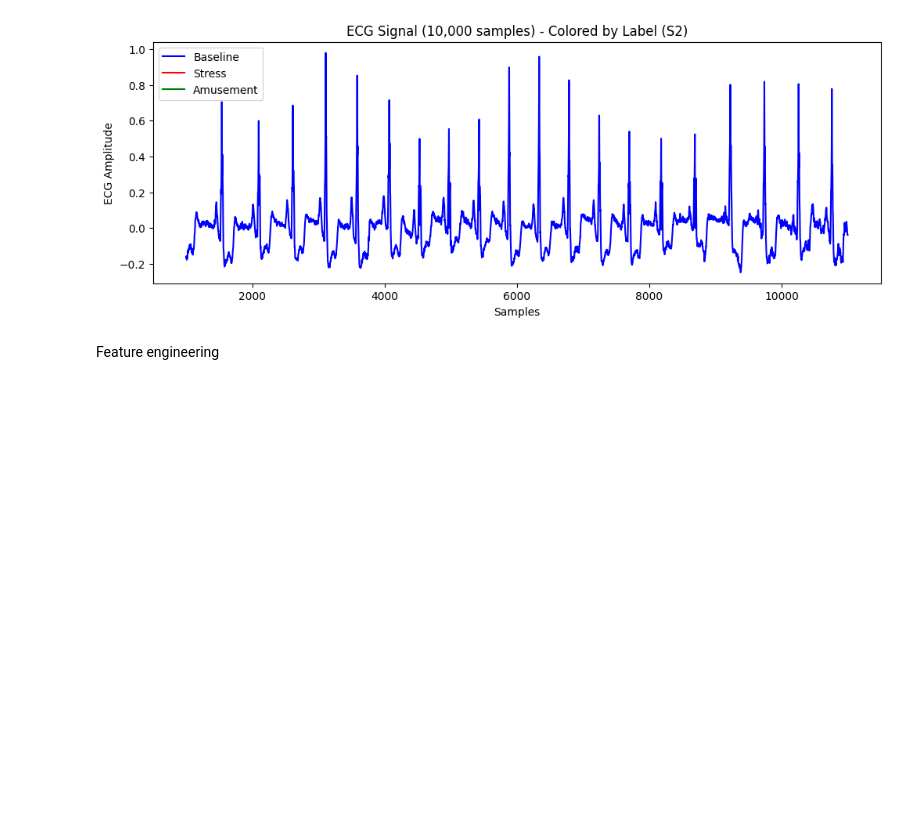
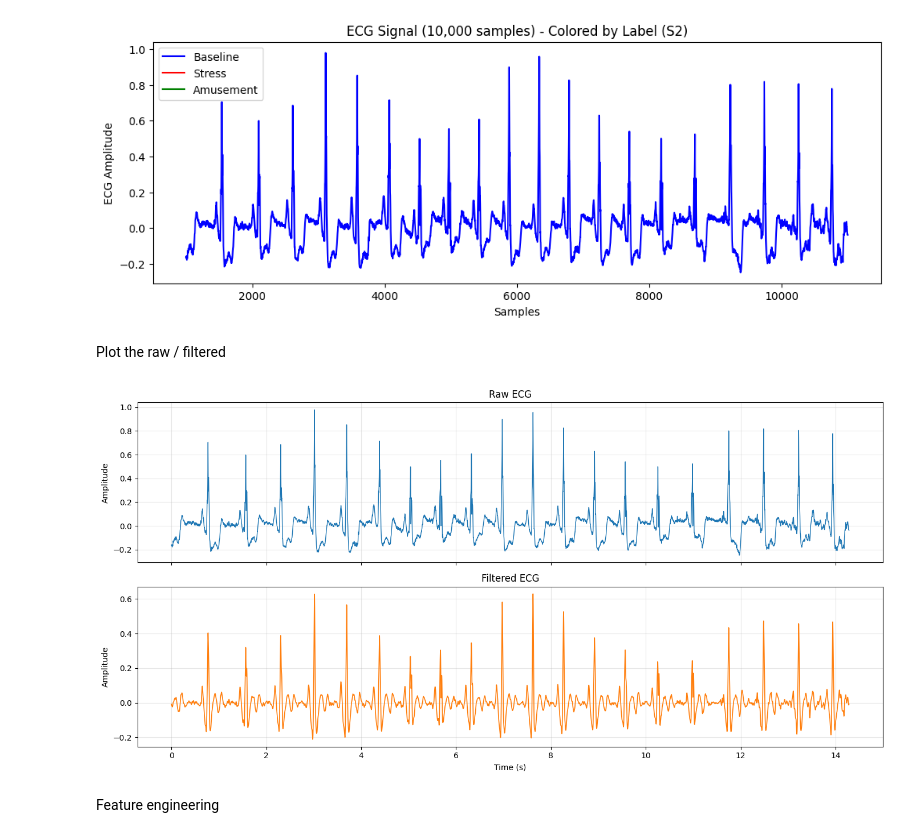
Before and after one commit to amine-e2r/elderly_care, a Jupyter notebook: code1.ipynb, the cells around one changed output. Saved outputs shown, nothing was run; the diff lists cells and outputs as text; code cells hidden in the pictures; blank space fills up the shorter version.

Commit message:
filter + collected data merged with wesad for stress

```diff
--- a/code1.ipynb
+++ b/code1.ipynb
@@ -105,3 +107,11 @@ Name: proportion, dtype: float64
+# %%
+from scipy.signal import butter, filtfilt
+
+def bandpass_filter(X, fs):
+    low,high = 5, 40
+    nyq = 0.5 * fs
+    b, a = butter(2, [low/nyq, high/nyq], btype='band')
+    return filtfilt(b, a, X)
 # %% [markdown]
 Let's visualize the data
 # %%
@@ -146,6 +156,43 @@ plt.legend(handles=legend_elements)
 plt.show()
 # %% [output]
 [figure]
+# %% [markdown]
+Plot the raw / filtered
+# %%
+import numpy as np
+import scipy.signal
+import matplotlib.pyplot as plt
+
+# Use the already available ECG signal from the notebook
+raw_ecg = np.asarray(ecg)
+fs = 700  # WESAD ECG sampling rate
+
+# Simple bandpass filter to compare raw vs filtered ECG
+lowcut = 0.5
+highcut = 40.0
+order = 4
+nyquist = 0.5 * fs
+filtered_ecg = bandpass_filter(raw_ecg, fs)
+
+time = np.arange(len(raw_ecg)) / fs
+
+fig, axes = plt.subplots(2, 1, figsize=(14, 7), sharex=True)
+
+axes[0].plot(time, raw_ecg, color="tab:blue", linewidth=1)
+axes[0].set_title("Raw ECG")
+axes[0].set_ylabel("Amplitude")
+axes[0].grid(True, alpha=0.3)
+
+axes[1].plot(time, filtered_ecg, color="tab:orange", linewidth=1.2)
+axes[1].set_title("Filtered ECG")
+axes[1].set_xlabel("Time (s)")
+axes[1].set_ylabel("Amplitude")
+axes[1].grid(True, alpha=0.3)
+
+plt.tight_layout()
+plt.show()
+# %% [output]
+[figure, added]
 # %% [markdown]
 Feature engineering
 # %% [markdown]
```
Also changed, not shown: parts of 5 cells of this notebook, 9 other files.
